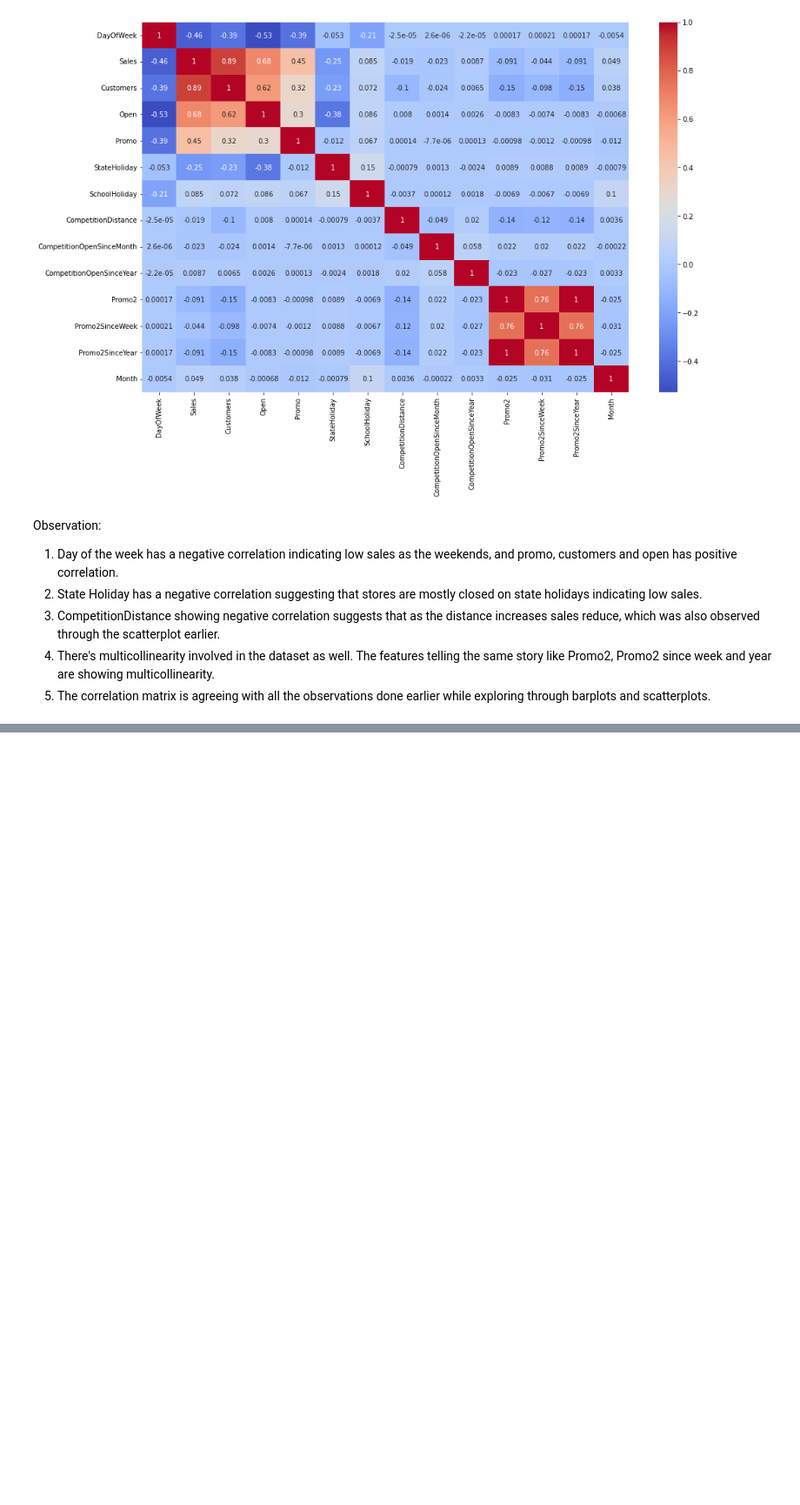
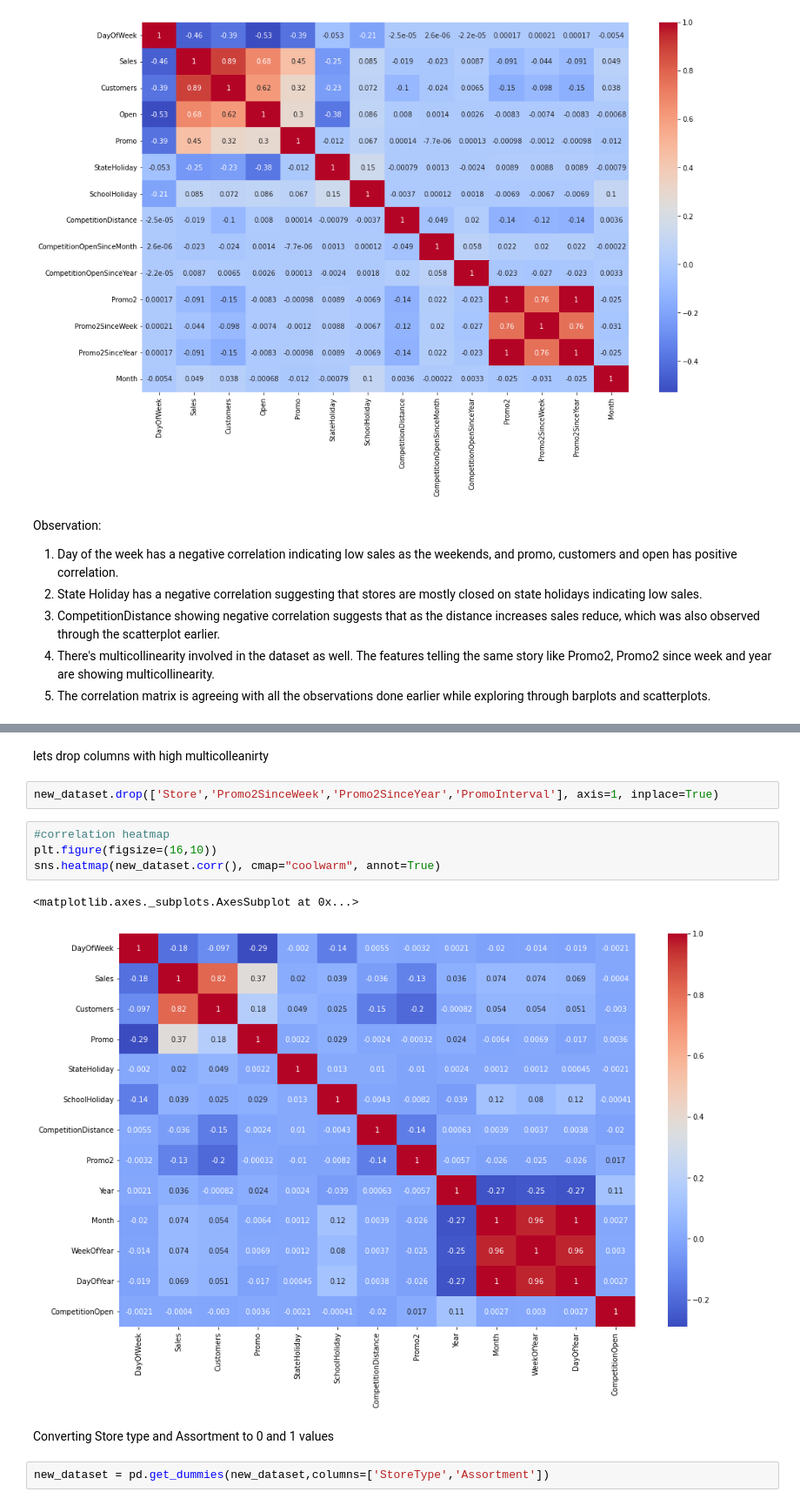
Before and after one commit to kdhaw6/Retail-Sales-Analysis---Regression-Project, a Jupyter notebook: Kunal_Dhawan_Project_Retail_Sales_Prediction.ipynb, the cells around one changed output, grey strips where cells are left out. Shown at 87% size. Cells and saved outputs as stored; diff of their text form; blank space fills up the shorter version.

```diff
--- a/Kunal_Dhawan_Project_Retail_Sales_Prediction.ipynb
+++ b/Kunal_Dhawan_Project_Retail_Sales_Prediction.ipynb
@@ -369,0 +467,15 @@ Observation:
+# %% [markdown]
+lets drop columns with high multicolleanirty
+# %%
+new_dataset.drop(['Store','Promo2SinceWeek','Promo2SinceYear','PromoInterval'], axis=1, inplace=True)
+# %%
+#correlation heatmap
+plt.figure(figsize=(16,10))
+sns.heatmap(new_dataset.corr(), cmap="coolwarm", annot=True)
+# %% [output]
+<matplotlib.axes._subplots.AxesSubplot at 0x...>
+[figure, added]
+# %% [markdown]
+Converting Store type and Assortment to 0 and 1 values
+# %%
+new_dataset = pd.get_dummies(new_dataset,columns=['StoreType','Assortment'])
```
Also changed, not shown: parts of 74 cells of this notebook.
